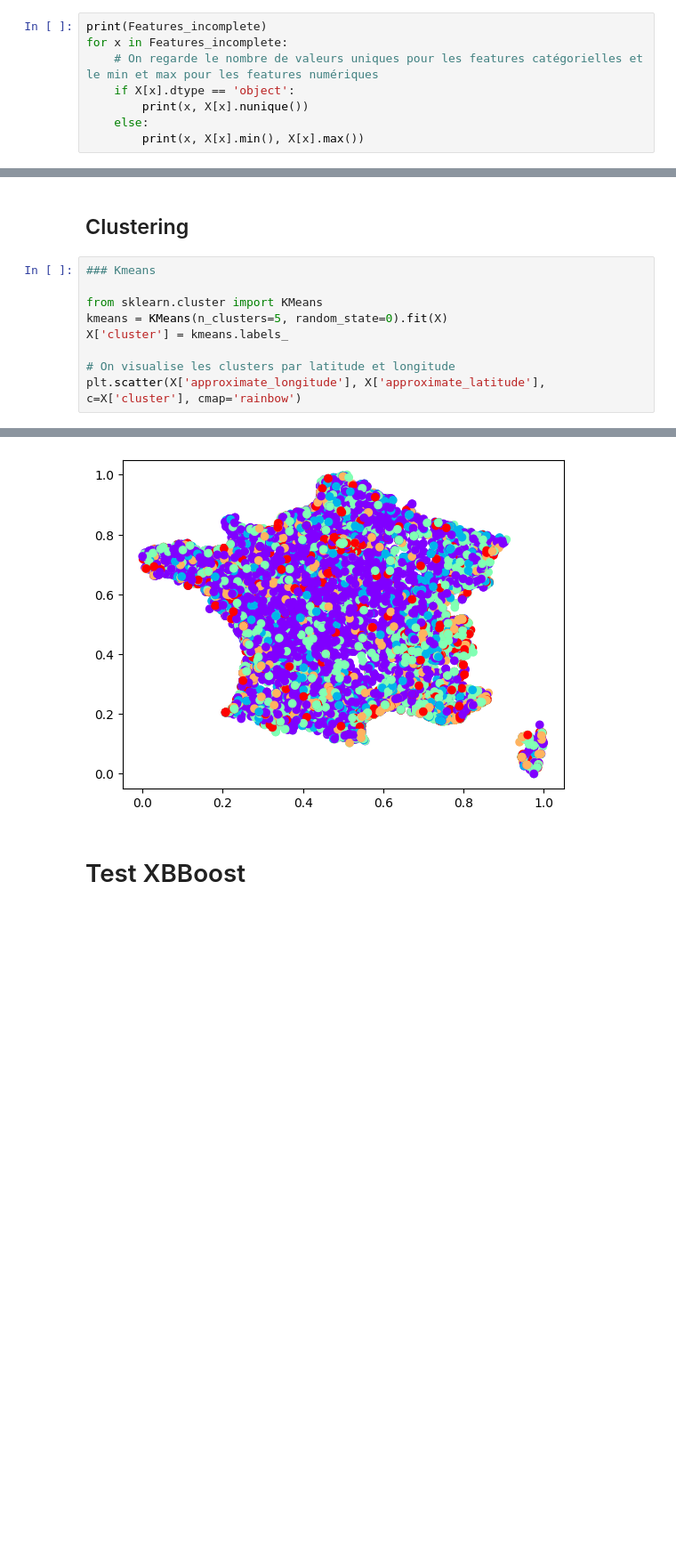
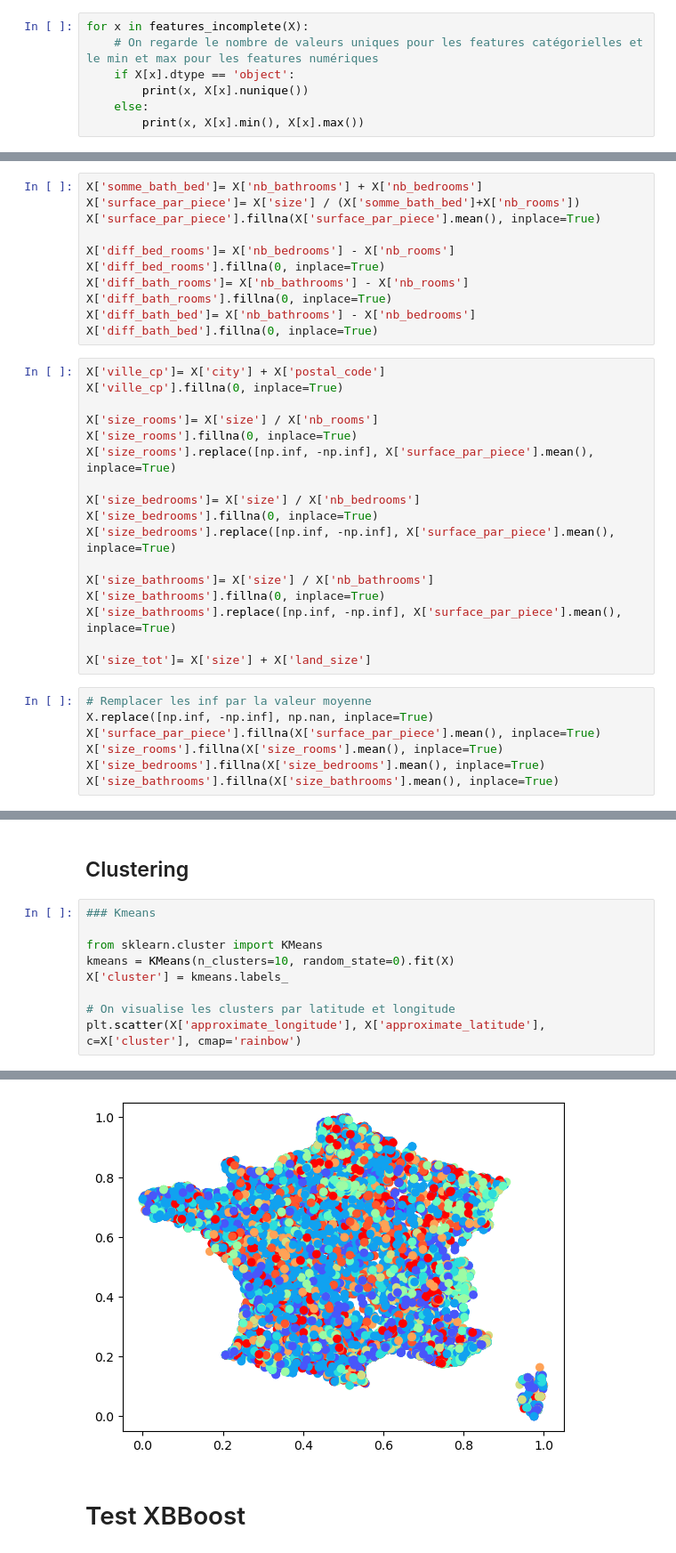
Before and after one commit to Clemflannagahn/STASC, a Jupyter notebook: Features_engineering/Traitement_dataset.ipynb, the cells around one changed output, grey strips where cells are left out. Shown at 89% size. Cells and saved outputs as stored; diff of their text form; blank space fills up the shorter version.

```diff
--- a/Features_engineering/Traitement_dataset.ipynb
+++ b/Features_engineering/Traitement_dataset.ipynb
@@ -65,8 +65,7 @@ upper_floors (0.0, dtype('float64'))
 # %% [markdown]
 ## Étude des features avec plus de 48 % de valeurs manquantes
 # %%
-print(Features_incomplete)
-for x in Features_incomplete:
+for x in features_incomplete(X):
     # On regarde le nombre de valeurs uniques pour les features catégorielles et le min et max pour les features numériques
     if X[x].dtype == 'object':
         print(x, X[x].nunique())
@@ -249,3 +281,38 @@ https://gist.github.com/mwaskom/de44147ed2974457ad6372750bbe5751
+# %%
+X['somme_bath_bed']= X['nb_bathrooms'] + X['nb_bedrooms']
+X['surface_par_piece']= X['size'] / (X['somme_bath_bed']+X['nb_rooms'])
+X['surface_par_piece'].fillna(X['surface_par_piece'].mean(), inplace=True)
+
+X['diff_bed_rooms']= X['nb_bedrooms'] - X['nb_rooms']
+X['diff_bed_rooms'].fillna(0, inplace=True)
+X['diff_bath_rooms']= X['nb_bathrooms'] - X['nb_rooms']
+X['diff_bath_rooms'].fillna(0, inplace=True)
+X['diff_bath_bed']= X['nb_bathrooms'] - X['nb_bedrooms']
+X['diff_bath_bed'].fillna(0, inplace=True)
+# %%
+X['ville_cp']= X['city'] + X['postal_code']
+X['ville_cp'].fillna(0, inplace=True)
+
+X['size_rooms']= X['size'] / X['nb_rooms']
+X['size_rooms'].fillna(0, inplace=True)
+X['size_rooms'].replace([np.inf, -np.inf], X['surface_par_piece'].mean(), inplace=True)
+
+X['size_bedrooms']= X['size'] / X['nb_bedrooms']
+X['size_bedrooms'].fillna(0, inplace=True)
+X['size_bedrooms'].replace([np.inf, -np.inf], X['surface_par_piece'].mean(), inplace=True)
+
+X['size_bathrooms']= X['size'] / X['nb_bathrooms']
+X['size_bathrooms'].fillna(0, inplace=True)
+X['size_bathrooms'].replace([np.inf, -np.inf], X['surface_par_piece'].mean(), inplace=True)
+
+X['size_tot']= X['size'] + X['land_size']
+# %%
+# Remplacer les inf par la valeur moyenne
+X.replace([np.inf, -np.inf], np.nan, inplace=True)
+X['surface_par_piece'].fillna(X['surface_par_piece'].mean(), inplace=True)
+X['size_rooms'].fillna(X['size_rooms'].mean(), inplace=True)
+X['size_bedrooms'].fillna(X['size_bedrooms'].mean(), inplace=True)
+X['size_bathrooms'].fillna(X['size_bathrooms'].mean(), inplace=True)
 # %% [markdown]
 # On peut normaliser nos features
 # %%
@@ -288,15 +327,15 @@ mi.sort_values(ascending=False).plot.bar(figsize=(16,5))
 # %%
 ### Kmeans
 
 from sklearn.cluster import KMeans
-kmeans = KMeans(n_clusters=5, random_state=0).fit(X)
+kmeans = KMeans(n_clusters=10, random_state=0).fit(X)
 X['cluster'] = kmeans.labels_
 
 # On visualise les clusters par latitude et longitude
 plt.scatter(X['approximate_longitude'], X['approximate_latitude'], c=X['cluster'], cmap='rainbow')
 # %% [output]
 <matplotlib.collections.PathCollection at 0x...>
-[figure, old version]
+[figure, new version]
 # %% [markdown]
 # Test XBBoost
 # %%
```
Also changed, not shown: parts of 12 cells of this notebook, 1 other file.
